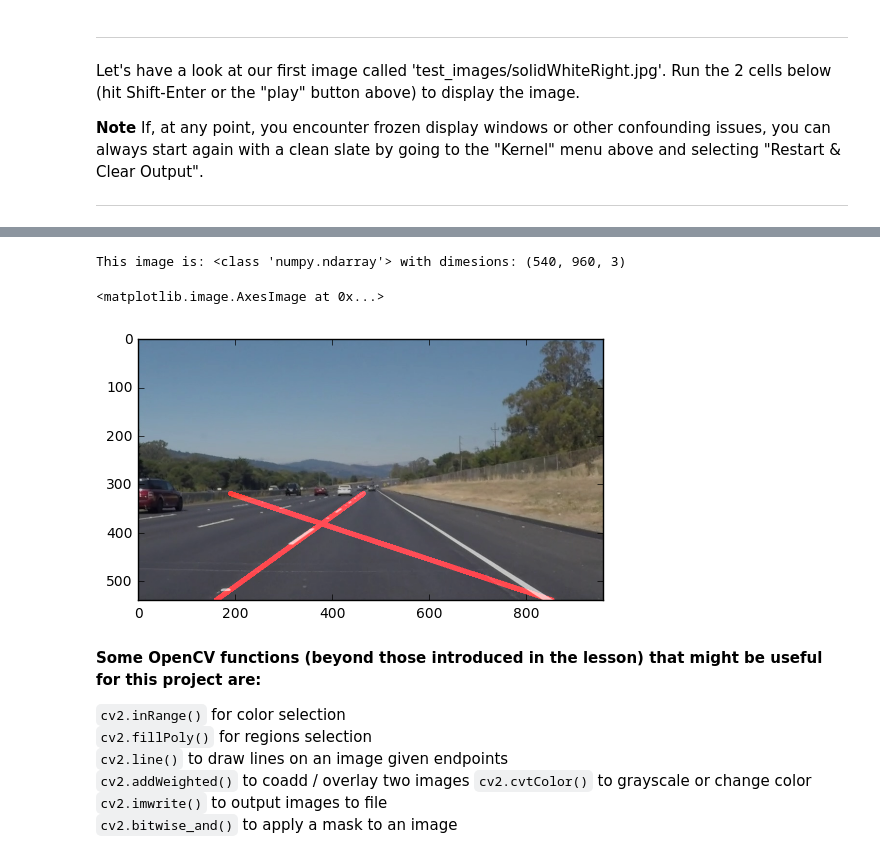
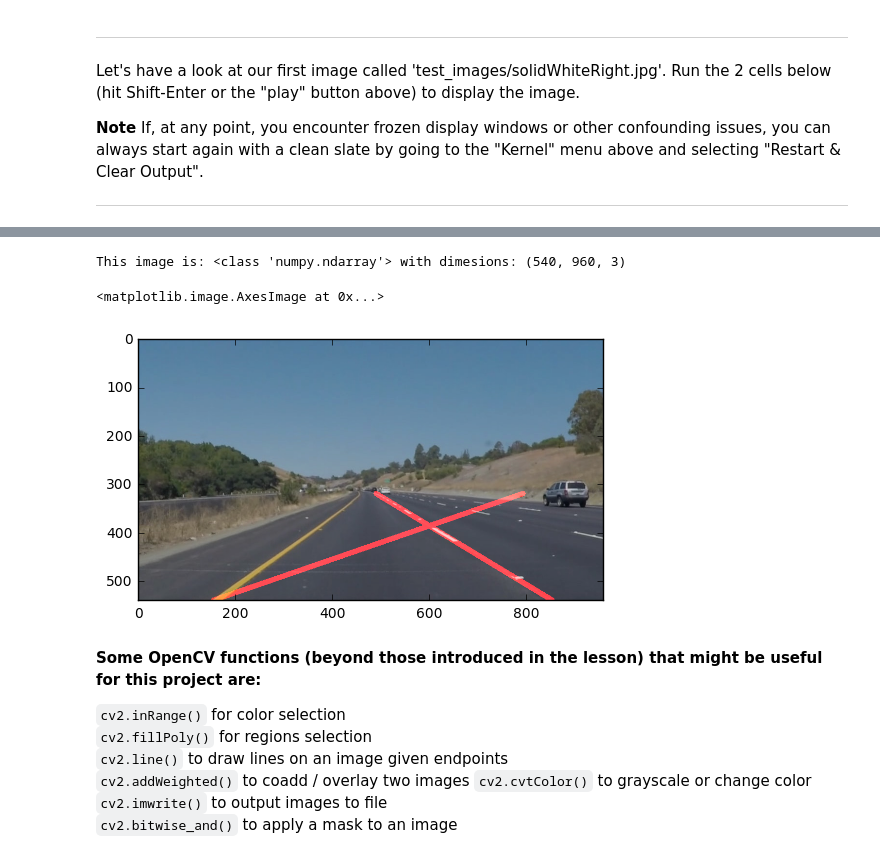
Before and after one commit to ranakhalil/CarND-LaneLines-P1, a Jupyter notebook: P1.ipynb, the cells around one changed output, grey strips where cells are left out. Drawn from its saved outputs; the diff is of its cells as text; code cells hidden in the pictures.

Commit message:
Add processing pipeline for videos for white and yellow lines

```diff
--- a/P1.ipynb
+++ b/P1.ipynb
@@ -40,7 +40,7 @@ import cv2
 %matplotlib inline
 # %%
 #reading in an image
-image = mpimg.imread('test_images/solidWhiteRight.jpg')
+image = mpimg.imread('test_images/solidYellowCurve.jpg')
 #printing out some stats and plotting
 print('This image is:', type(image), 'with dimesions:', image.shape)
 
@@ -66,7 +66,8 @@ ignore_mask_color = 255
 im_shape = image.shape
 
 y_mask_max = 320
-vertices = np.array([[(0, im_shape[0]), (450, y_mask_max), (490, y_mask_max), (im_shape[1], im_shape[0])]], dtype=np.int32)
+x_mask_right_max = 490
+vertices = np.array([[(0, im_shape[0]), (450, y_mask_max), (x_mask_right_max, y_mask_max), (im_shape[1], im_shape[0])]], dtype=np.int32)
 cv2.fillPoly(mask, vertices, ignore_mask_color)
 masked_edges = cv2.bitwise_and(edges, mask)
 
@@ -90,6 +91,7 @@ y_min_right = 540
 y_max_left = y_mask_max
 y_max_right = y_mask_max
 x_max_right = 400
+x_max_left = 0
 
 for line in lines:
     for x1,y1,x2,y2 in line:
@@ -98,35 +100,35 @@ for line in lines:
         if slope < 0:
             if x1 < x_min_left:
                 x_min_left = x1
             if y1 > y_min_left:
                 y_min_left = y1
             if x2 > x_max_left:
                 x_max_left = x2
             if y2 < y_max_left:
                 y_max_left = y2
         #Right Lane
         elif slope > 0:
             #do something too
             if x1 > x_min_right:
                 x_min_right = x1
             if y1 > y_min_right:
                 y_min_right = y1
             if x2 < x_max_right:
                 x_max_right = x2
             if y2 < y_max_right:
                 y_max_right = y2
 
 cv2.line(line_image, (x_min_left, y_min_left), (x_max_left, y_max_left), (255, 0, 0), 10)
-cv2.line(line_image, (x_min_right, y_min_right), (x_max_right, y_max_right), (255, 0, 0), 10)
+cv2.line(line_image, (x_min_right, y_min_right), (x_mask_right_max, y_max_right), (255, 0, 0), 10)
 
 
 color_edges = np.dstack((edges, edges, edges))
 line_edges = cv2.addWeighted(image, 0.8, line_image, 1, 0)
 plt.imshow(line_edges)
 # %% [output]
 This image is: <class 'numpy.ndarray'> with dimesions: (540, 960, 3)
 <matplotlib.image.AxesImage at 0x...>
-[figure, old version]
+[figure, new version]
 # %% [markdown]
 **Some OpenCV functions (beyond those introduced in the lesson) that might be useful for this project are:**
 
```
Also changed, not shown: parts of 7 cells of this notebook.
